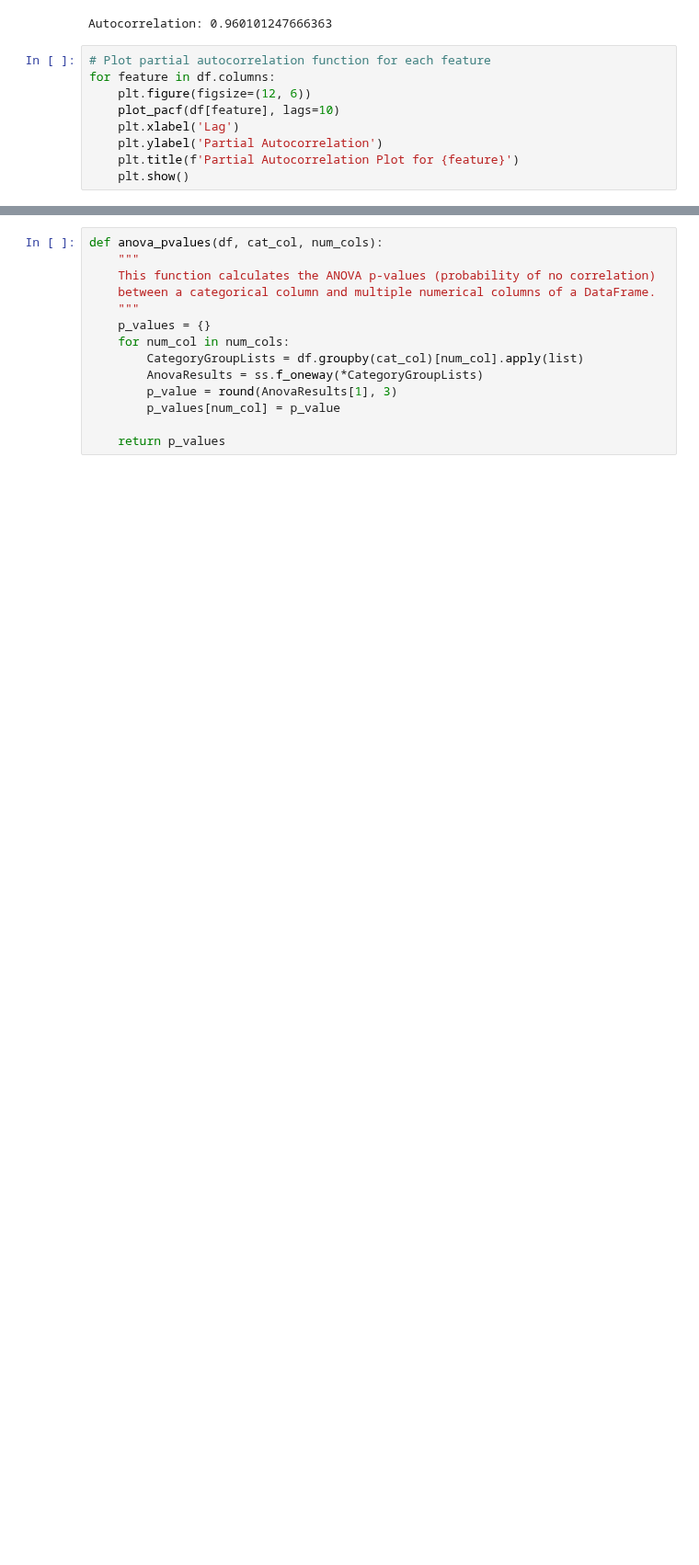
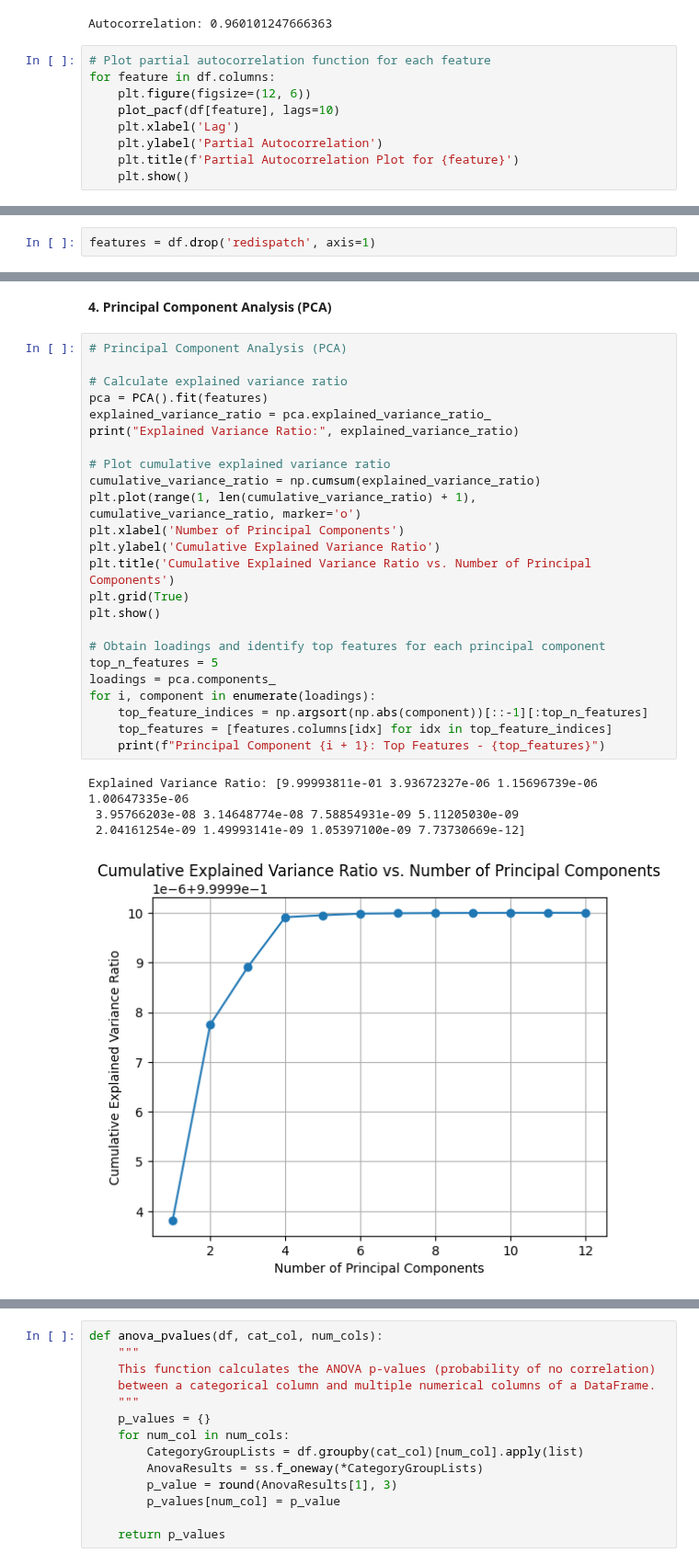
Before and after one commit to mgondeck/wind_curtailment_prediction, a Jupyter notebook: feature_eda_engineering/EDA.ipynb, the cells around one changed output, grey strips where cells are left out. Shown at 92% size. Drawn from its saved outputs; the diff is of its cells as text; blank space fills up the shorter version.

```diff
--- a/feature_eda_engineering/EDA.ipynb
+++ b/feature_eda_engineering/EDA.ipynb
@@ -168,0 +174,2 @@ for feature in df.columns:
+# %%
+features = df.drop('redispatch', axis=1)
@@ -168,0 +199,31 @@ for feature in df.columns:
+# %% [markdown]
+**4. Principal Component Analysis (PCA)**
+# %%
+# Principal Component Analysis (PCA)
+
+# Calculate explained variance ratio
+pca = PCA().fit(features)
+explained_variance_ratio = pca.explained_variance_ratio_
+print("Explained Variance Ratio:", explained_variance_ratio)
+
+# Plot cumulative explained variance ratio
+cumulative_variance_ratio = np.cumsum(explained_variance_ratio)
+plt.plot(range(1, len(cumulative_variance_ratio) + 1), cumulative_variance_ratio, marker='o')
+plt.xlabel('Number of Principal Components')
+plt.ylabel('Cumulative Explained Variance Ratio')
+plt.title('Cumulative Explained Variance Ratio vs. Number of Principal Components')
+plt.grid(True)
+plt.show()
+
+# Obtain loadings and identify top features for each principal component
+top_n_features = 5
+loadings = pca.components_
+for i, component in enumerate(loadings):
+    top_feature_indices = np.argsort(np.abs(component))[::-1][:top_n_features]
+    top_features = [features.columns[idx] for idx in top_feature_indices]
+    print(f"Principal Component {i + 1}: Top Features - {top_features}")
+# %% [output]
+Explained Variance Ratio: [9.99993811e-01 3.93672327e-06 1.15696739e-06 1.00647335e-06
+ 3.95766203e-08 3.14648774e-08 7.58854931e-09 5.11205030e-09
+ 2.04161254e-09 1.49993141e-09 1.05397100e-09 7.73730669e-12]
+[figure, added]
```
Also changed, not shown: parts of 34 cells of this notebook.
